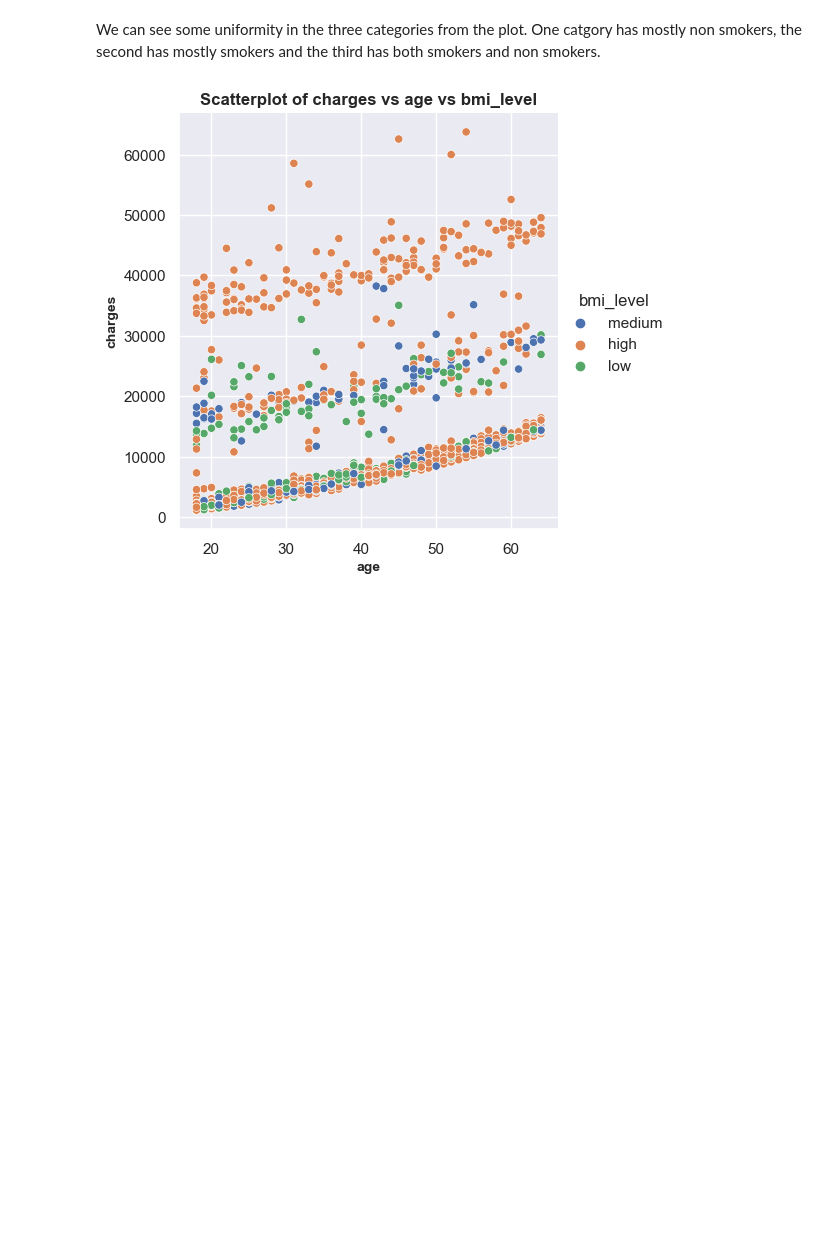
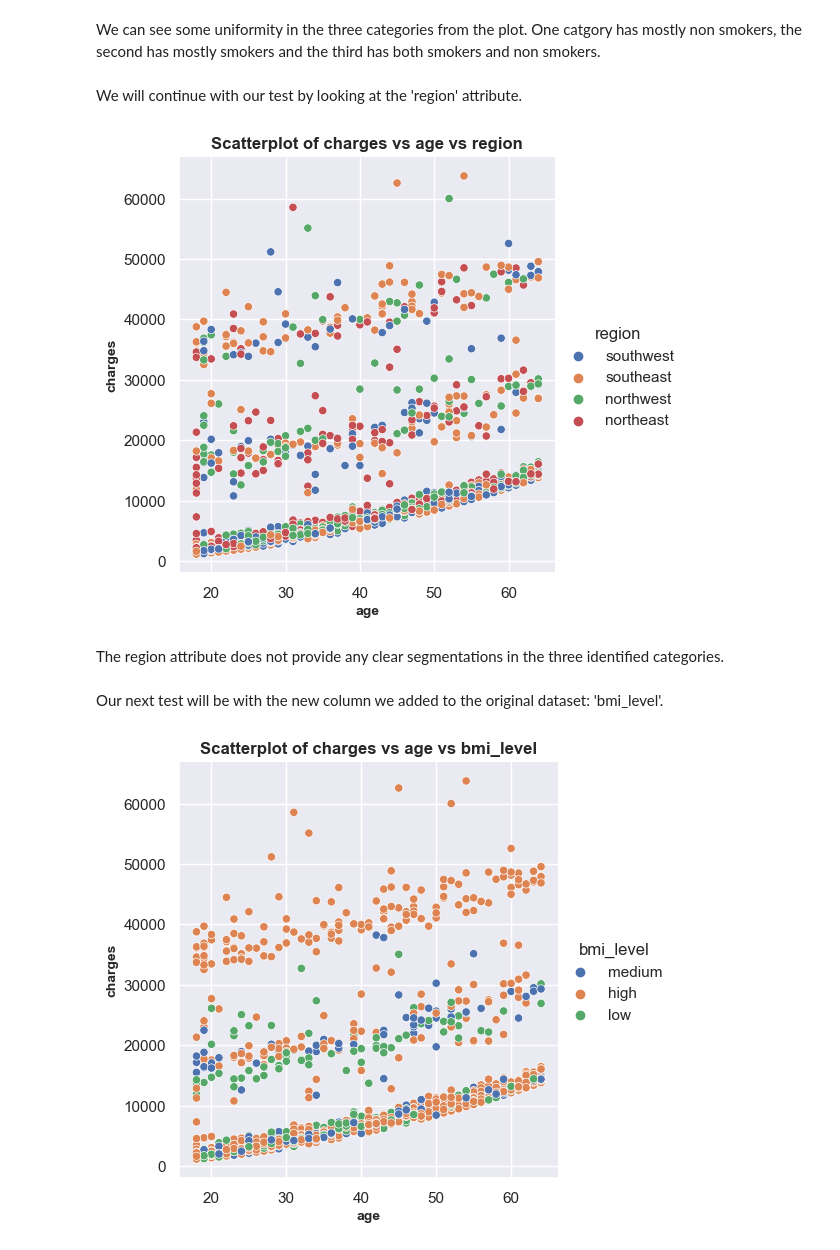
Before and after one commit to ChigozieObika/insurance_premium, a Jupyter notebook: eda.ipynb, the cells around one changed output. Saved outputs shown, nothing was run; the diff lists cells and outputs as text; code cells hidden in the pictures; blank space fills up the shorter version.

Commit message:
extend data analysis

```diff
--- a/eda.ipynb
+++ b/eda.ipynb
@@ -121,6 +213,16 @@ eu.data_scatter_plot(data, 'charges', 'age', 'smoker')
 [figure]
 # %% [markdown]
 We can see some uniformity in the three categories from the plot. One catgory has mostly non smokers, the second has mostly smokers and the third has both smokers and non smokers.
+# %% [markdown]
+We will continue with our test by looking at  the 'region' attribute.
+# %%
+eu.data_scatter_plot(data, 'charges', 'age', 'region')
+# %% [output]
+[figure, added]
+# %% [markdown]
+The region attribute does not provide any clear segmentations in the three identified categories.
+# %% [markdown]
+Our next test will be with the new column we added to the original dataset: 'bmi_level'.
 # %%
 eu.data_scatter_plot(data, 'charges', 'age', 'bmi_level')
 # %% [output]
```
Also changed, not shown: parts of 38 cells of this notebook.
